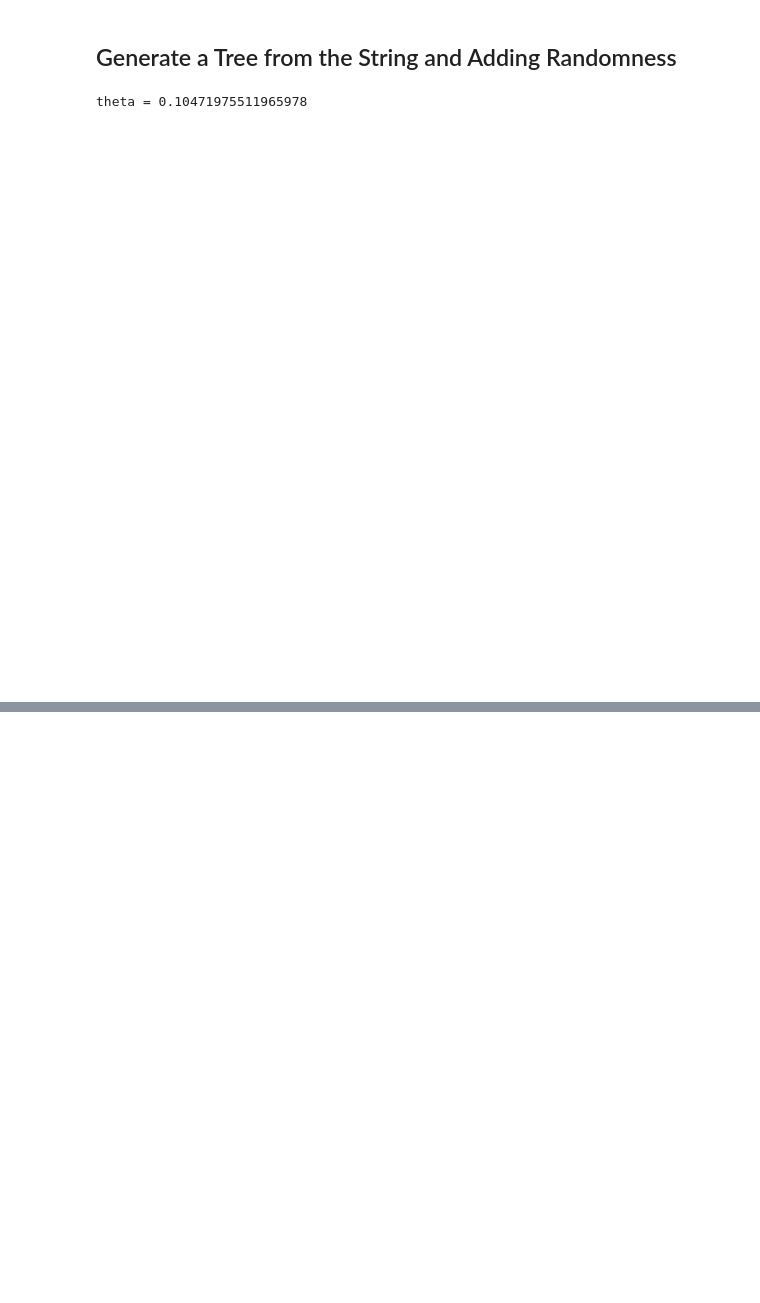
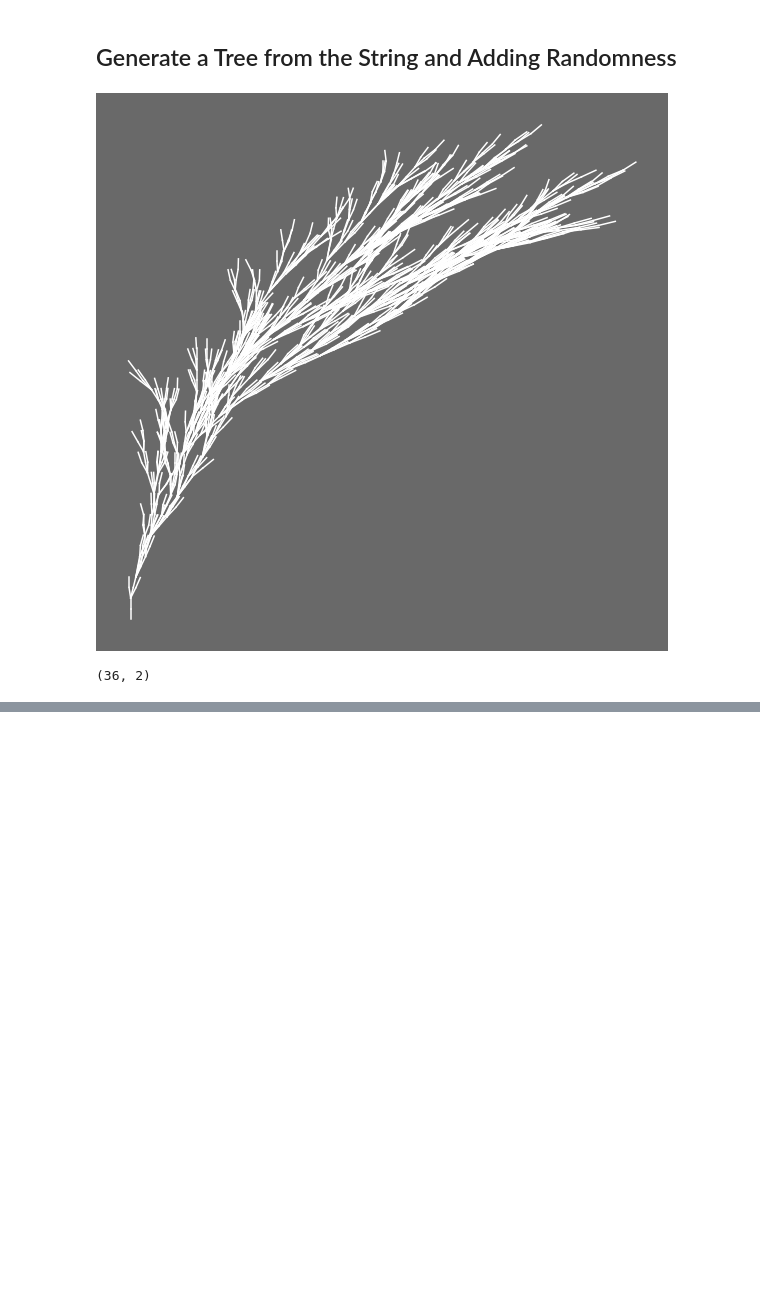
Before and after one commit to White-On/Recursive_Tree, a Jupyter notebook: RecursiveTree.ipynb, the cells around one changed output, grey strips where cells are left out. Cells and saved outputs as stored; diff of their text form; code cells hidden in the pictures.

```diff
--- a/RecursiveTree.ipynb
+++ b/RecursiveTree.ipynb
@@ -71,5 +77,5 @@ MovieWriter ffmpeg unavailable; using Pillow instead.
 # %%
-def GenerateSentences(rules, generations, currentSentence):
+def GenerateSentences(rules:dict, generations:int, currentSentence:str):
     if generations == 0:
         return currentSentence
     else:
@@ -134,10 +146,13 @@ RecursiveTreeWithLSystem(sentence)
 # %%
+# Generate the senstence
 rules = {'F':"FF+[+F-F-X]-[-F+F+X]",'X':"F-[[X]+X]+F[+FX]-X"}
 sentence = 'F'
-generations = 4
+generations = 5
 sentence = GenerateSentences(rules, generations, sentence)
+
+#  Generate the Tree
 # print(sentence)
-plt.figure(figsize=(10,10))
+plt.figure(figsize=(10,10), facecolor='dimgray')
 plt.axis('off')
 RecursiveTreeWithLSystem(sentence)
 # plt.savefig('RecursiveTreeWithLSystem2.png',dpi=300,bbox_inches='tight')
@@ -146,17 +161,15 @@ RecursiveTreeWithLSystem(sentence)
 # %% [markdown]
 ## Generate a Tree from the String and Adding Randomness
 # %%
-def RecursiveTreeWithLSystemRandomAngle(sentence,randomVector):
-    x = 0
-    y = 0
+def RecursiveTreeWithLSystemRandomAngle(sentence:str,randomVector:list):
+    # Settings
+    x = 0; y = 0
     theta = np.radians(np.random.randint(*randomVector))
     lenght = 1
     currentAngle = np.pi/2
     stack = []
     for char in sentence:
-
         # print(f"{stack = }, {char = }")
-
         if char == 'F':
             x1 = x + lenght*np.cos(currentAngle)
             y1 = y + lenght*np.sin(currentAngle)
@@ -166,8 +179,10 @@ def RecursiveTreeWithLSystemRandomAngle(sentence,randomVector):
             # lenght *= 0.999
         elif char == '+':
             currentAngle += theta
+            # For each '+' caracter we change the angle of rotation
             theta = np.radians(np.random.randint(*randomVector))
         elif char == '-':
+            # Same for '-'
             currentAngle -= theta
             theta = np.radians(np.random.randint(*randomVector))
         elif char == '[':
@@ -177,14 +192,20 @@ def RecursiveTreeWithLSystemRandomAngle(sentence,randomVector):
 # %%
 rules = {'F':"FF+[+F-F-X]-[-F+F+X]",'X':"F-[[X]+X]+F[+FX]-X"}
 sentence = 'F'
 generations = 4
 sentence = GenerateSentences(rules, generations, sentence)
+
 # print(sentence)
-plt.figure(figsize=(10,10))
+
+plt.figure(figsize=(10,10), facecolor='dimgray')
 plt.axis('off')
 vector = (0,10)
 RecursiveTreeWithLSystemRandomAngle(sentence, vector)
-plt.savefig('RecursiveTreeWithLSystem3.png',dpi=300,bbox_inches='tight')
+# plt.savefig('RecursiveTreeWithLSystem3.png',dpi=300,bbox_inches='tight')
 # %% [output]
-theta = 0.10471975511965978
-[figure, old version]
+[figure, new version]
+# %%
+vectors = np.concatenate((np.arange(0,360,10),np.arange(10,370,10))).reshape(2,-1).T
+print(vectors.shape)
+# %% [output]
+(36, 2)
```
Also changed, not shown: parts of 14 cells of this notebook, 1 other file.
